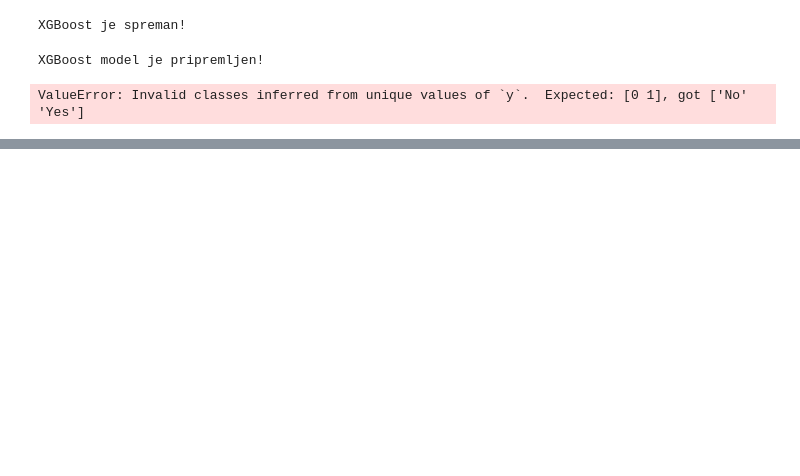
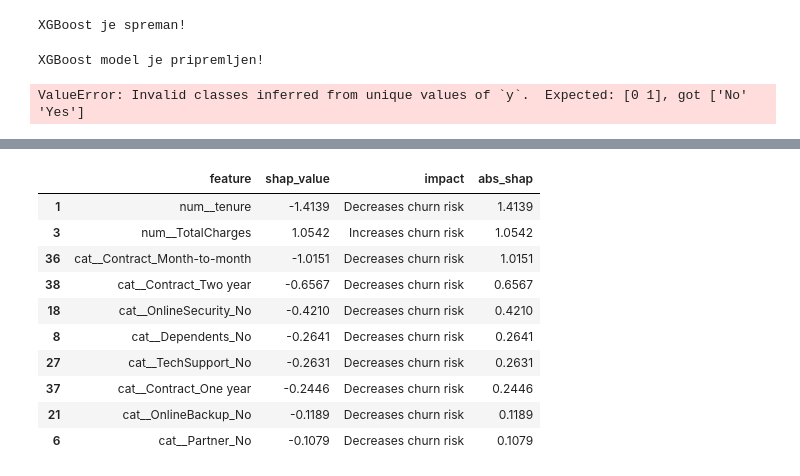
Before and after one commit to irhadTTT/RetentionIQ, a Jupyter notebook: notebooks/01_exploration.ipynb, the cells around one changed output, grey strips where cells are left out. Cells and saved outputs as stored; diff of their text form; code cells hidden in the pictures; blank space fills up the shorter version.

```diff
--- a/notebooks/01_exploration.ipynb
+++ b/notebooks/01_exploration.ipynb
@@ -1065,0 +1456,41 @@ XGBoost: XGBClassifier(base_score=None, booster=None, callbacks=None,
+# %%
+# Uzmi jednog korisnika iz testnog skupa
+customer = X_test.iloc[[0]]
+
+# Pretvori podatke istim preprocessorom kao kod treninga
+customer_transformed = preprocessor_fitted.transform(customer)
+
+# SHAP vrijednosti za tog korisnika
+customer_shap = explainer.shap_values(customer_transformed)
+
+# Napravi tabelu doprinosa
+explanation = pd.DataFrame({
+    "feature": feature_names,
+    "shap_value": np.array(customer_shap).reshape(-1)
+})
+
+explanation["impact"] = np.where(
+    explanation["shap_value"] > 0,
+    "Increases churn risk",
+    "Decreases churn risk"
+)
+
+explanation["abs_shap"] = explanation["shap_value"].abs()
+
+display(
+    explanation.sort_values("abs_shap", ascending=False)
+    .head(10)
+    .round(4)
+)
+# %% [output]
+|  | feature | shap_value | impact | abs_shap |
+| 1 | num__tenure | -1.4139 | Decreases churn risk | 1.4139 |
+| 3 | num__TotalCharges | 1.0542 | Increases churn risk | 1.0542 |
+| 36 | cat__Contract_Month-to-month | -1.0151 | Decreases churn risk | 1.0151 |
+| 38 | cat__Contract_Two year | -0.6567 | Decreases churn risk | 0.6567 |
+| 18 | cat__OnlineSecurity_No | -0.4210 | Decreases churn risk | 0.4210 |
+| 8 | cat__Dependents_No | -0.2641 | Decreases churn risk | 0.2641 |
+| 27 | cat__TechSupport_No | -0.2631 | Decreases churn risk | 0.2631 |
+| 37 | cat__Contract_One year | -0.2446 | Decreases churn risk | 0.2446 |
+| 21 | cat__OnlineBackup_No | -0.1189 | Decreases churn risk | 0.1189 |
+| 6 | cat__Partner_No | -0.1079 | Decreases churn risk | 0.1079 |
```
Also changed, not shown: parts of 90 cells of this notebook, 6 other files.
